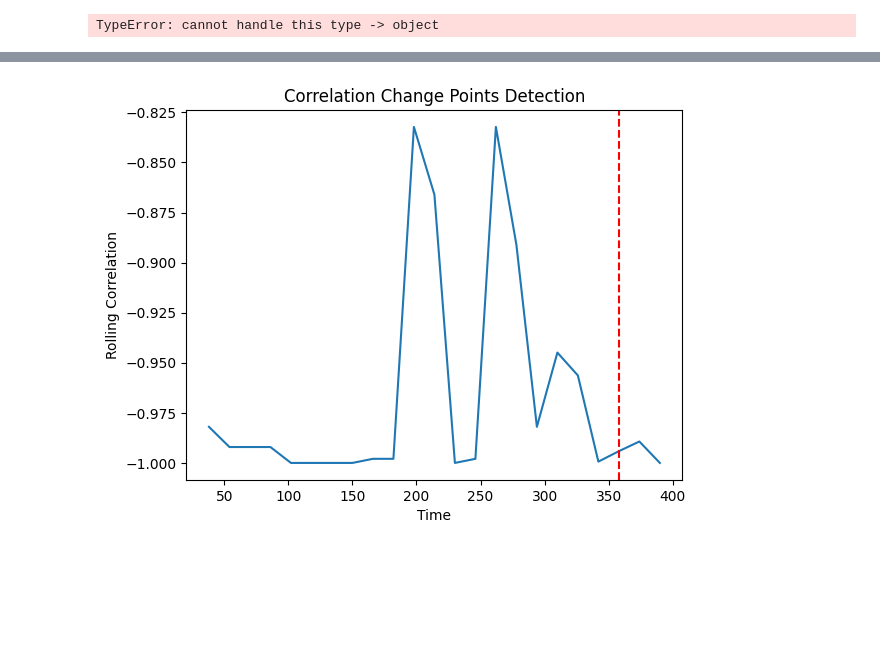
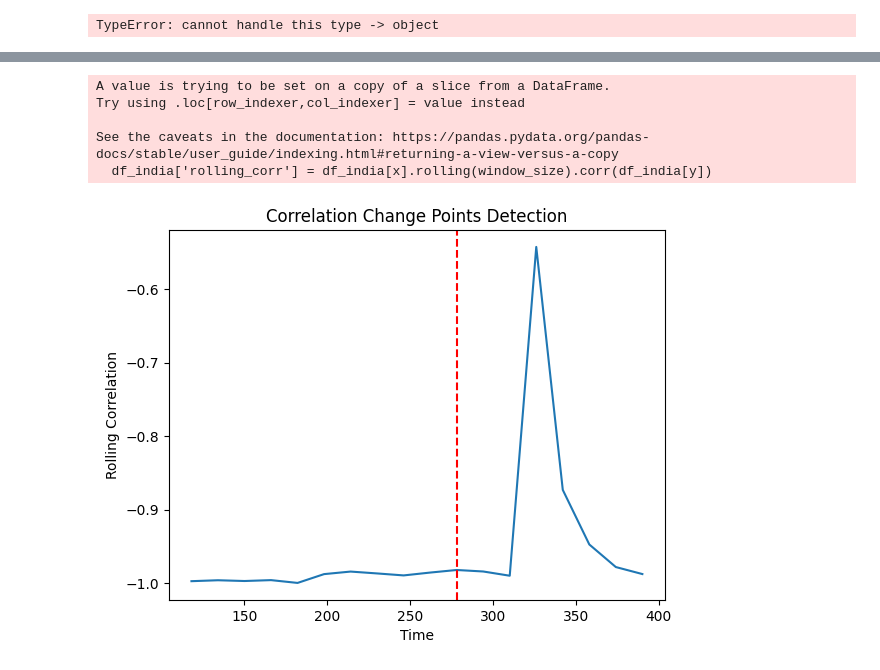
Before and after one commit to SebastianWikt/DS4002-P2, a Jupyter notebook: Scripts/Project_2_running_corr.ipynb, the cells around one changed output, grey strips where cells are left out. Drawn from its saved outputs; the diff is of its cells as text; code cells hidden in the pictures; blank space fills up the shorter version.

Commit message:
India - china change points

```diff
--- a/Scripts/Project_2_running_corr.ipynb
+++ b/Scripts/Project_2_running_corr.ipynb
@@ -85,8 +85,8 @@ print("Change points:", change_points)
 # %% [output]
 TypeError: cannot handle this type -> object
 # %%
-df = df.loc[df['Name'] == 'India']
-df.head(25)
+df_india = df.loc[df['Name'] == 'India']
+df_india.head(25)
 # %% [output]
 |  | Name | Region | GENC | Year | Population | Population Density (People per Sq... | Total Fertility Rate | ... |
 | 6 | India | 2000,India | IN | 2000.0 | 1,049,692,922 | 353.1 | 3.27 | ... |
@@ -108,21 +108,26 @@ df.head(25)
 # %%
 from ruptures import Pelt
 
 x = 'Crude Death Rate'
 y = 'Life Expectancy at Birth, Both Sexes'
 
-window_size = 3  # Adjust as needed
-df['rolling_corr'] = df[x].rolling(window_size).corr(df[y])
+window_size = 8  # Adjust as needed
+df_india['rolling_corr'] = df_india[x].rolling(window_size).corr(df_india[y])
 
-model = Pelt(model="rbf").fit(df['rolling_corr'].dropna().values)
+model = Pelt(model="rbf").fit(df_india['rolling_corr'].dropna().values)
 change_points = model.predict(pen=10)  # Adjust penalty as needed
 
-plt.plot(df.index, df['rolling_corr'])
+plt.plot(df_india.index, df_india['rolling_corr'])
 for cp in change_points:
-    plt.axvline(x=df.index[cp-1], color='red', linestyle='--')
+    plt.axvline(x=df_india.index[cp-1], color='red', linestyle='--')
 plt.title('Correlation Change Points Detection')
 plt.xlabel('Time')
 plt.ylabel('Rolling Correlation')
 plt.show()
 # %% [output]
+A value is trying to be set on a copy of a slice from a DataFrame.
+Try using .loc[row_indexer,col_indexer] = value instead
+
+See the caveats in the documentation: https://pandas.pydata.org/pandas-docs/stable/user_guide/indexing.html#returning-a-view-versus-a-copy
+  df_india['rolling_corr'] = df_india[x].rolling(window_size).corr(df_india[y])
-[figure, old version]
+[figure, new version]
```
Also changed, not shown: parts of 1 cell of this notebook.
